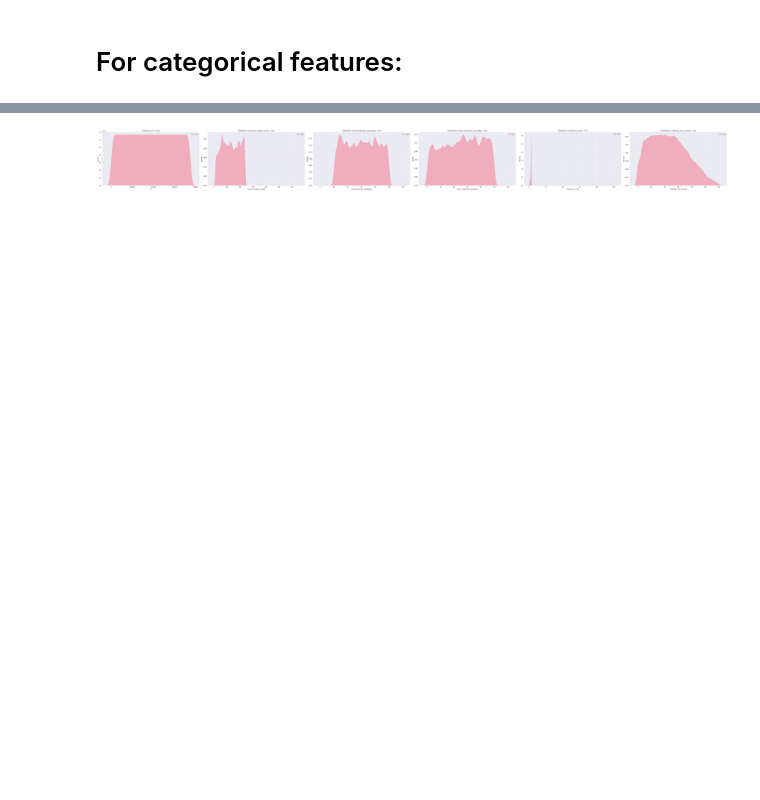
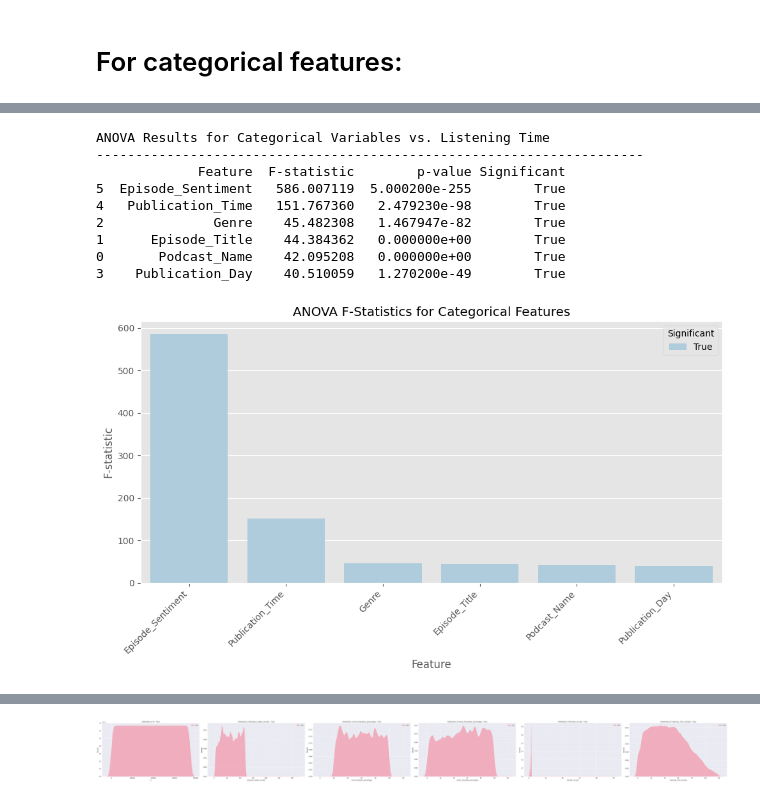
Before and after one commit to RichardMan13/podcast-listening-predictor, a Jupyter notebook: eda.ipynb, the cells around one changed output, grey strips where cells are left out. Saved outputs shown, nothing was run; the diff lists cells and outputs as text; code cells hidden in the pictures; blank space fills up the shorter version.

```diff
--- a/eda.ipynb
+++ b/eda.ipynb
@@ -335,0 +269,58 @@ The `ci` parameter is deprecated. Use `errorbar=('ci', 95)` for the same effect.
+# %%
+# Identify categorical columns
+categorical_cols = train.select_dtypes(include=['object', 'category']).columns.tolist()
+
+# Create a dataframe to store ANOVA results
+anova_results = pd.DataFrame(columns=['Feature', 'F-statistic', 'p-value', 'Significant'])
+
+# Loop through each categorical feature and perform ANOVA
+for col in categorical_cols:
+    # Create groups based on categories
+    groups = []
+    categories = train[col].unique()
+
+    for category in categories:
+        # Get listening times for this category
+        group = train[train[col] == category]['Listening_Time_minutes'].dropna().values
+        groups.append(group)
+
+    # Perform one-way ANOVA
+    f_stat, p_value = stats.f_oneway(*groups)
+
+    # Add results to dataframe
+    anova_results = pd.concat([anova_results, pd.DataFrame({
+        'Feature': [col],
+        'F-statistic': [f_stat],
+        'p-value': [p_value],
+        'Significant': [p_value < 0.05]
+    })], ignore_index=True)
+
+# Sort by F-statistic to see which categories have strongest effect
+anova_results = anova_results.sort_values('F-statistic', ascending=False)
+
+# Display results
+print("ANOVA Results for Categorical Variables vs. Listening Time")
+print("-" * 70)
+print(anova_results)
+
+# Visualize significant features
+import matplotlib.pyplot as plt
+import seaborn as sns
+
+plt.figure(figsize=(10, 6))
+sns.barplot(x='Feature', y='F-statistic', hue='Significant', data=anova_results)
+plt.xticks(rotation=45, ha='right')
+plt.title('ANOVA F-Statistics for Categorical Features')
+plt.tight_layout()
+plt.show()
+# %% [output]
+ANOVA Results for Categorical Variables vs. Listening Time
+----------------------------------------------------------------------
+             Feature  F-statistic        p-value Significant
+5  Episode_Sentiment   586.007119  5.000200e-255        True
+4   Publication_Time   151.767360   2.479230e-98        True
+2              Genre    45.482308   1.467947e-82        True
+1      Episode_Title    44.384362   0.000000e+00        True
+0       Podcast_Name    42.095208   0.000000e+00        True
+3    Publication_Day    40.510059   1.270200e-49        True
+[figure, added]
```
Also changed, not shown: parts of 18 cells of this notebook, 1 other file.
